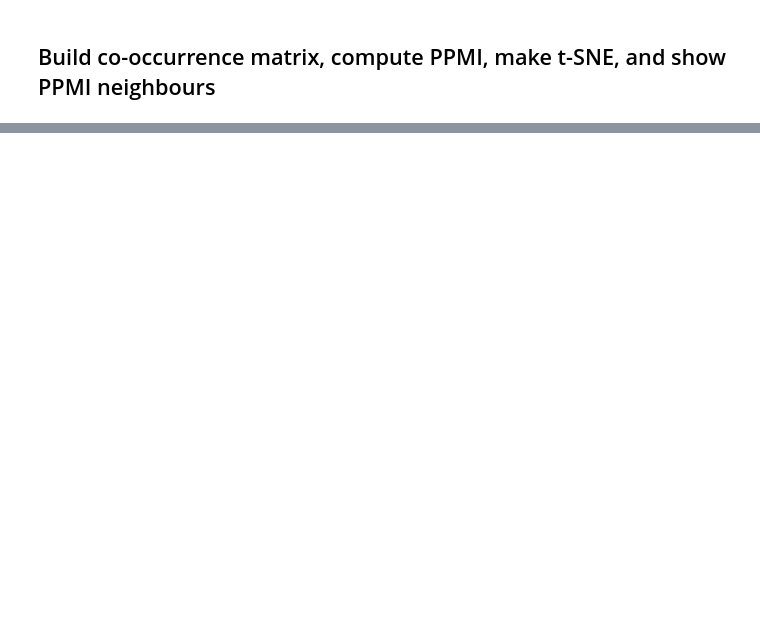
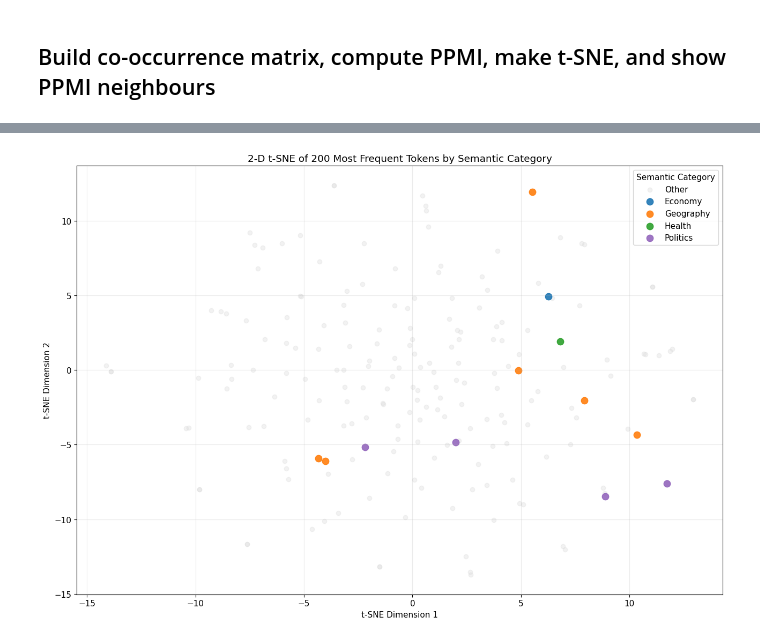
Before and after one commit to Sameer-Khan08/NLP-Assignment-2, a Jupyter notebook: Part1.ipynb, the cells around one changed output, grey strips where cells are left out. Cells and saved outputs as stored; diff of their text form; code cells hidden in the pictures; blank space fills up the shorter version.

```diff
--- a/Part1.ipynb
+++ b/Part1.ipynb
@@ -282,10 +389,6 @@ Term-document matrix shape: (210, 4387)
 # %% [markdown]
 ## Compute TF-IDF and top-10 discriminative words per topic
 # %%
-# -----------------------------
-# TF-IDF
-# TF-IDF(w,d) = TF(w,d) * log(N / (1 + df(w)))
-# -----------------------------
 N_docs = tdm.shape[0]
 df = (tdm > 0).sum(axis=0).astype(np.float32)
 idf = np.log(N_docs / (1.0 + df))
@@ -294,10 +397,8 @@ tfidf_matrix = tdm * idf.reshape(1, -1)
 np.save("tfidf_matrix.npy", tfidf_matrix.astype(np.float32))
 
 print("TF-IDF matrix shape:", tfidf_matrix.shape)
+print("Saved tfidf_matrix.npy successfully.")
 
-# -----------------------------
-# Top discriminative words per topic
-# -----------------------------
 EXCLUDE_WORDS = {UNK_TOKEN, "<NUM>"}
 
 def top_discriminative_words_per_topic(tfidf, topic_labels, idx2word, top_k=10):
@@ -322,12 +423,17 @@ def top_discriminative_words_per_topic(tfidf, topic_labels, idx2word, top_k=10):
             words.append((word, float(score[wid])))
             if len(words) == top_k:
                 break
+        results[topic] = words
 
-        results[topic] = words
     return results
 
 topic_labels = [a["topic"] for a in articles]
-top_words_by_topic = top_discriminative_words_per_topic(tfidf_matrix, topic_labels, idx2word_clean, top_k=10)
+top_words_by_topic = top_discriminative_words_per_topic(
+    tfidf_matrix,
+    topic_labels,
+    idx2word_clean,
+    top_k=10
+)
 
 for topic, words in top_words_by_topic.items():
     print(f"\nTopic: {topic}")
@@ -568,0 +604,77 @@ plt.show()
+# %%
+# -----------------------------------------
+# 2-D t-SNE of frequent tokens by semantic category
+# (including "other") - FIXED
+# -----------------------------------------
+top_200_words = [w for w, _ in freq_counter_clean.most_common(200) if w in word2idx_clean][:200]
+top_200_ids = [word2idx_clean[w] for w in top_200_words]
+top_200_vectors = ppmi_matrix[top_200_ids]
+
+# Normalize category names to avoid case-matching issues
+cats = [str(token_semantic_category(w)).strip().lower() for w in top_200_words]
+unique_cats = sorted(set(cats))
+
+print("Categories present:", unique_cats)
+
+# Reduce dimensionality
+svd_components = min(50, top_200_vectors.shape[1] - 1)
+svd = TruncatedSVD(n_components=svd_components, random_state=SEED)
+top_200_reduced = svd.fit_transform(top_200_vectors)
+
+tsne = TSNE(
+    n_components=2,
+    random_state=SEED,
+    perplexity=25,
+    init="pca",
+    learning_rate="auto"
+)
+top_200_2d = tsne.fit_transform(top_200_reduced)
+
+# Color map
+color_map = {
+    "economy": "tab:blue",
+    "geography": "tab:orange",
+    "health": "tab:green",
+    "politics": "tab:purple",
+    "sports": "tab:red",
+    "international": "tab:brown",
+    "other": "gainsboro"
+}
+
+plt.figure(figsize=(13, 9))
+
+# Plot "other" first so it stays in the background
+if "other" in unique_cats:
+    idxs_other = [i for i, c in enumerate(cats) if c == "other"]
+    plt.scatter(
+        top_200_2d[idxs_other, 0],
+        top_200_2d[idxs_other, 1],
+        s=35,
+        alpha=0.35,
+        c=color_map["other"],
+        label="Other"
+    )
+
+# Plot remaining categories on top
+for cat in unique_cats:
+    if cat == "other":
+        continue
+
+    idxs = [i for i, c in enumerate(cats) if c == cat]
+    plt.scatter(
+        top_200_2d[idxs, 0],
+        top_200_2d[idxs, 1],
+        s=80,
+        alpha=0.9,
+        c=color_map.get(cat, "gray"),
+        label=cat.capitalize()
+    )
+
+plt.title("2-D t-SNE of 200 Most Frequent Tokens by Semantic Category")
+plt.xlabel("t-SNE Dimension 1")
+plt.ylabel("t-SNE Dimension 2")
+plt.legend(title="Semantic Category")
+plt.grid(True, alpha=0.25)
+plt.tight_layout()
+plt.show()
+# %% [output]
@@ -569 +682,2 @@ plt.show()
+[figure, added]
 # %% [markdown]
```
Also changed, not shown: parts of 36 cells of this notebook, 2 other files.
